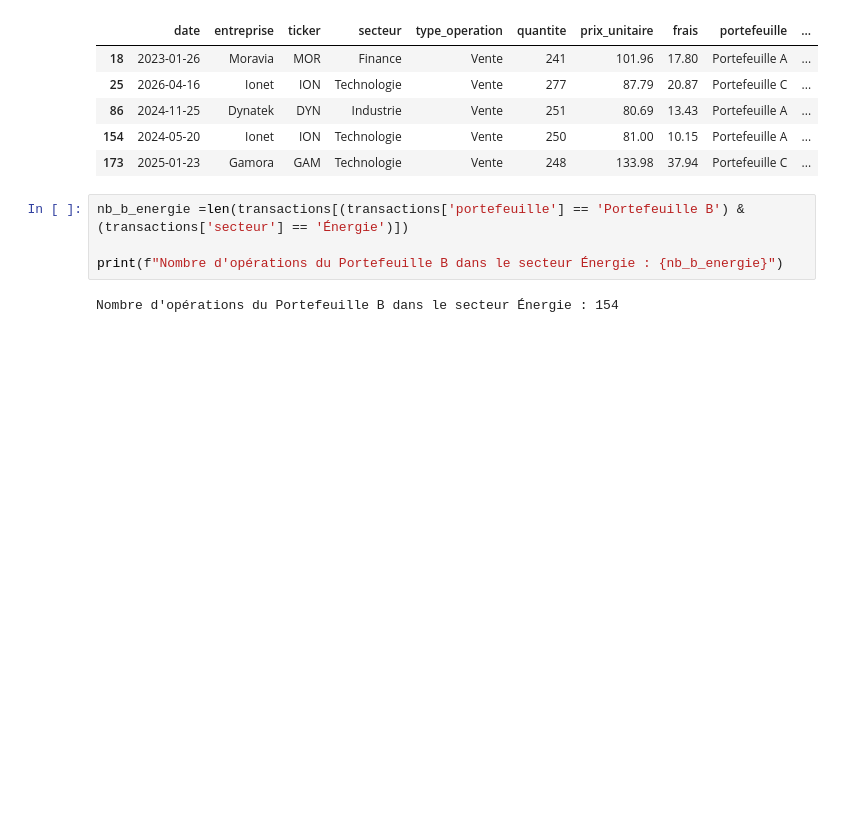
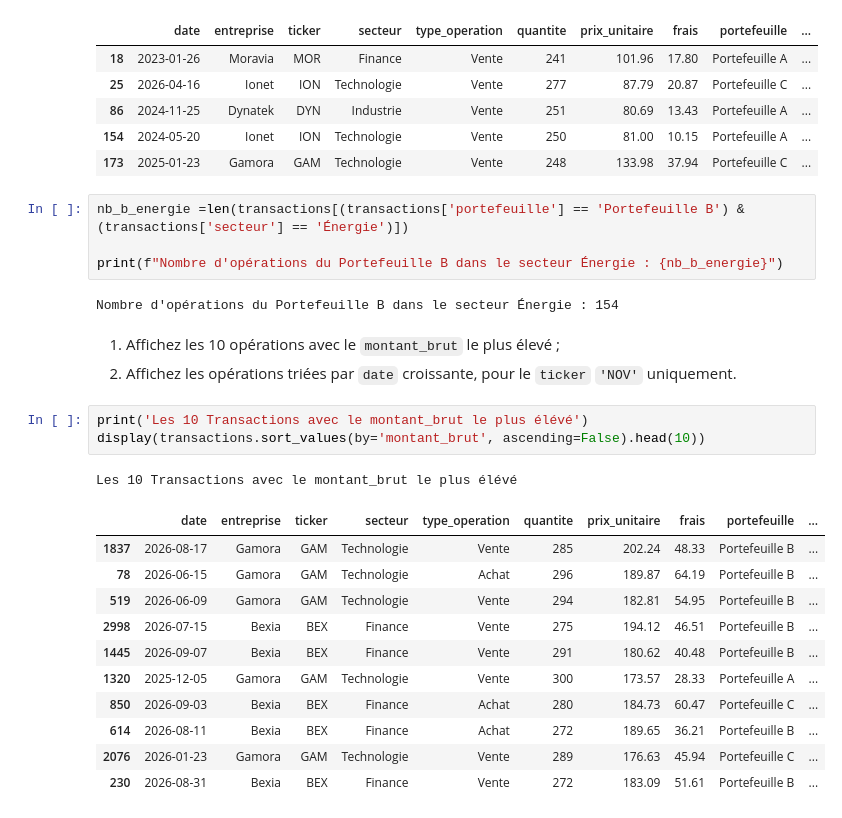
Before and after one commit to ulrichtoussom/stock_market_analysis_with_pandas, a Jupyter notebook: stock_market.ipynb, the cells around one changed output. Cells and saved outputs as stored; diff of their text form; blank space fills up the shorter version.

```diff
--- a/stock_market.ipynb
+++ b/stock_market.ipynb
@@ -144,3 +144,22 @@ nb_b_energie =len(transactions[(transactions['portefeuille'] == 'Portefeuille B'
 print(f"Nombre d'opérations du Portefeuille B dans le secteur Énergie : {nb_b_energie}")
 # %% [output]
 Nombre d'opérations du Portefeuille B dans le secteur Énergie : 154
+# %% [markdown]
+1.  Affichez les 10 opérations avec le `montant_brut` le plus élevé ;
+2. Affichez les opérations triées par `date` croissante, pour le `ticker` `'NOV'` uniquement.
+# %%
+print('Les 10 Transactions avec le montant_brut le plus élévé')
+display(transactions.sort_values(by='montant_brut', ascending=False).head(10))
+# %% [output]
+Les 10 Transactions avec le montant_brut le plus élévé
+|  | date | entreprise | ticker | secteur | type_operation | quantite | prix_unitaire | frais | portefeuille | ... |
+| 1837 | 2026-08-17 | Gamora | GAM | Technologie | Vente | 285 | 202.24 | 48.33 | Portefeuille B | ... |
+| 78 | 2026-06-15 | Gamora | GAM | Technologie | Achat | 296 | 189.87 | 64.19 | Portefeuille B | ... |
+| 519 | 2026-06-09 | Gamora | GAM | Technologie | Vente | 294 | 182.81 | 54.95 | Portefeuille B | ... |
+| 2998 | 2026-07-15 | Bexia | BEX | Finance | Vente | 275 | 194.12 | 46.51 | Portefeuille B | ... |
+| 1445 | 2026-09-07 | Bexia | BEX | Finance | Vente | 291 | 180.62 | 40.48 | Portefeuille B | ... |
+| 1320 | 2025-12-05 | Gamora | GAM | Technologie | Vente | 300 | 173.57 | 28.33 | Portefeuille A | ... |
+| 850 | 2026-09-03 | Bexia | BEX | Finance | Achat | 280 | 184.73 | 60.47 | Portefeuille C | ... |
+| 614 | 2026-08-11 | Bexia | BEX | Finance | Achat | 272 | 189.65 | 36.21 | Portefeuille B | ... |
+| 2076 | 2026-01-23 | Gamora | GAM | Technologie | Vente | 289 | 176.63 | 45.94 | Portefeuille C | ... |
+| 230 | 2026-08-31 | Bexia | BEX | Finance | Vente | 272 | 183.09 | 51.61 | Portefeuille B | ... |
```
Also changed, not shown: parts of 3 cells of this notebook.
